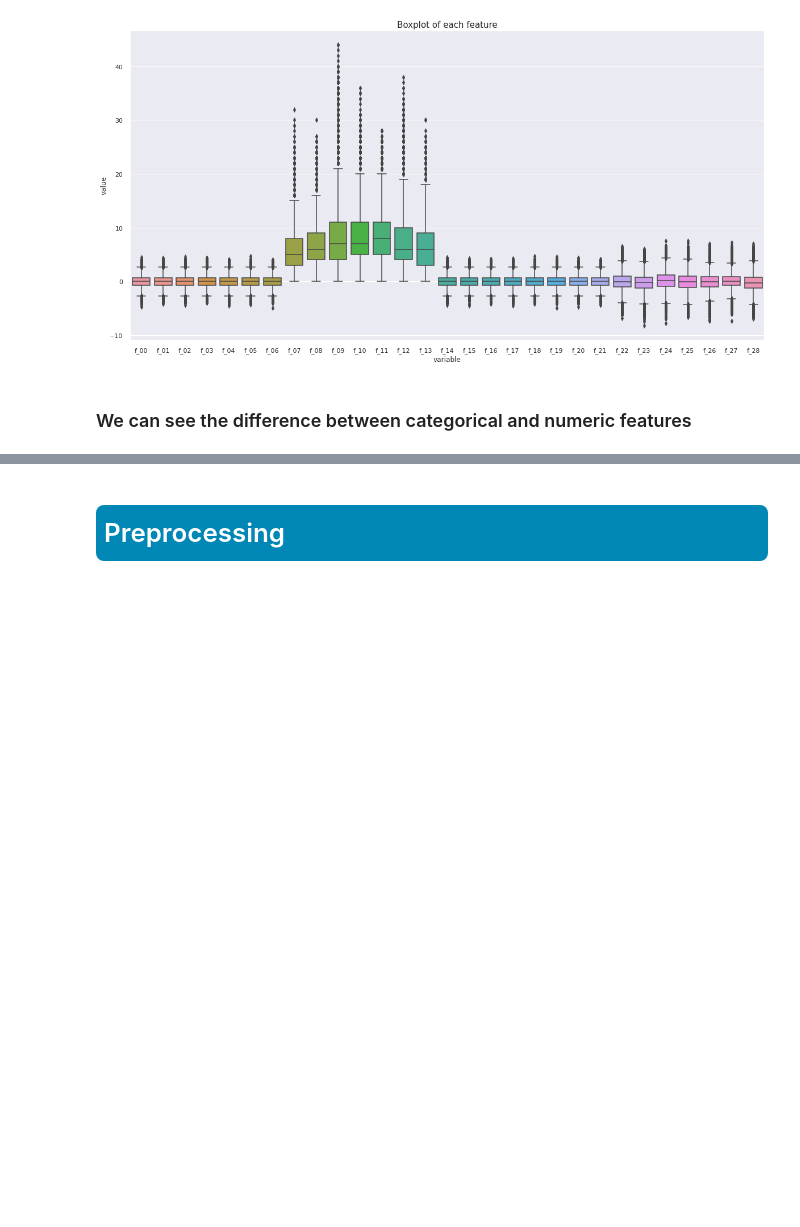
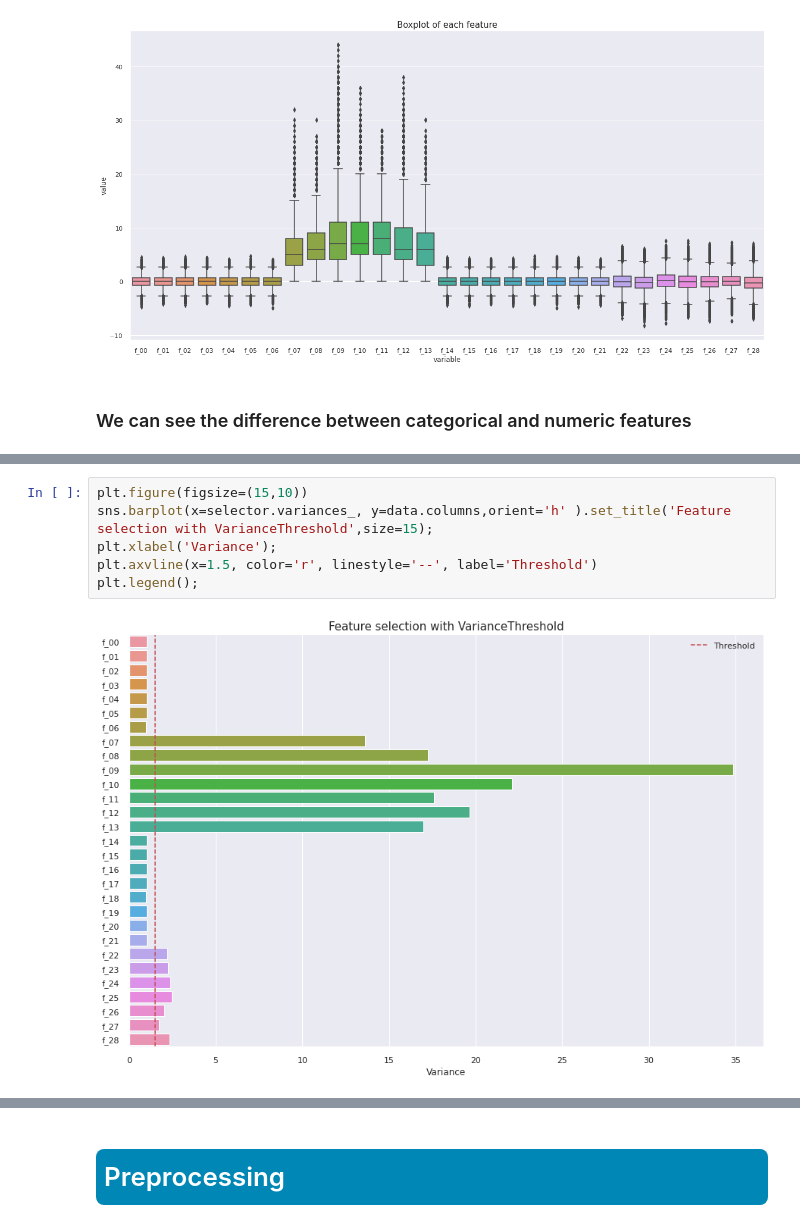
Before and after one commit to mehrdad-sadeghi/jupyter, a Jupyter notebook: tps-july2022-clustering-challenge-eda.ipynb, the cells around one changed output, grey strips where cells are left out. Drawn from its saved outputs; the diff is of its cells as text; blank space fills up the shorter version.

Commit message:
Kaggle Notebook | TPS_JULY2022-Scaling/Handling Outliers/F_selection | Version 19

```diff
--- a/tps-july2022-clustering-challenge-eda.ipynb
+++ b/tps-july2022-clustering-challenge-eda.ipynb
@@ -111,0 +152,8 @@ my_boxplot(data)
+# %%
+plt.figure(figsize=(15,10))
+sns.barplot(x=selector.variances_, y=data.columns,orient='h' ).set_title('Feature selection with VarianceThreshold',size=15);
+plt.xlabel('Variance');
+plt.axvline(x=1.5, color='r', linestyle='--', label='Threshold')
+plt.legend();
+# %% [output]
+[figure, added]
```
Also changed, not shown: parts of 17 cells of this notebook.
